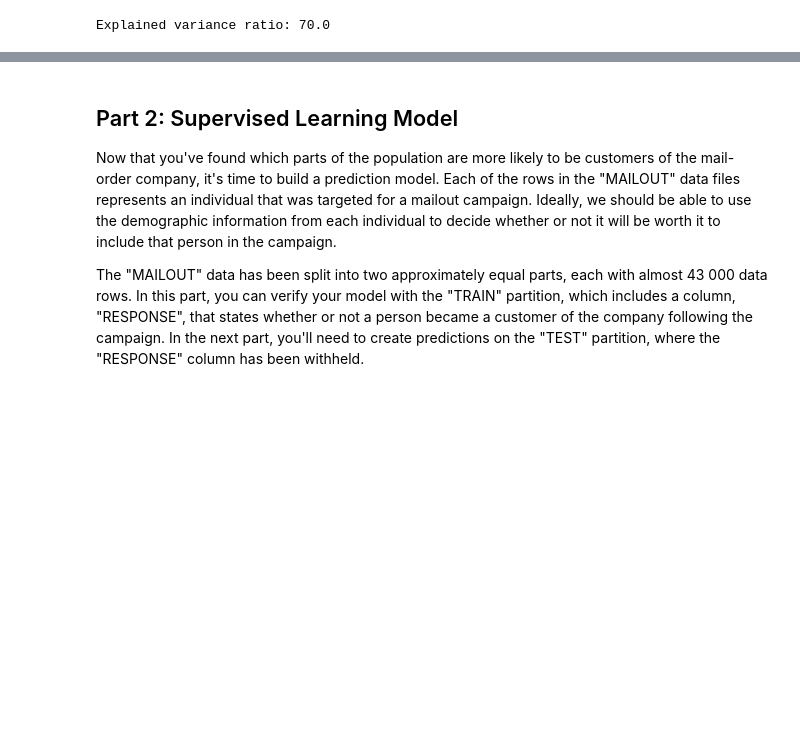
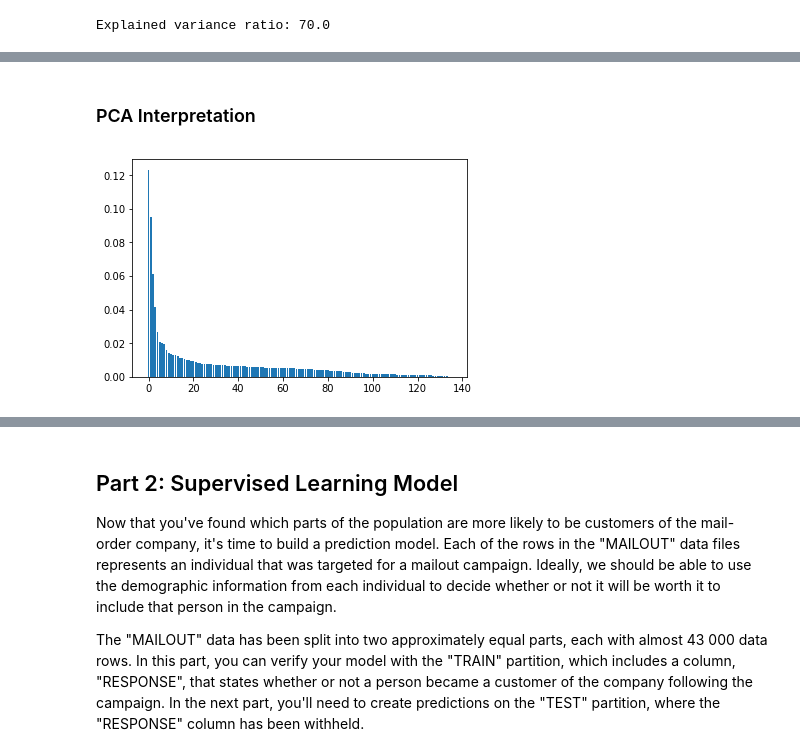
Before and after one commit to poojapatel26/Arvato-Bertelsmann-Customer-Segmentation-Project, a Jupyter notebook: Arvato Project Customer Segmentation Report-Copy1.ipynb, the cells around one changed output, grey strips where cells are left out. Cells and saved outputs as stored; diff of their text form; code cells hidden in the pictures; blank space fills up the shorter version.

```diff
--- a/Arvato Project Customer Segmentation Report-Copy1.ipynb
+++ b/Arvato Project Customer Segmentation Report-Copy1.ipynb
@@ -323,6 +266,0 @@ Reencode OST_WEST_KZ attribute
-# %%
-#change object type of CAMEO_DEUG_2015 to numeric type
-
-#droping the rows that contains string X
-cleaned_azdias=cleaned_azdias[~cleaned_azdias['CAMEO_DEUG_2015'].isin(['X'])]
-cleaned_azdias["CAMEO_DEUG_2015"] = pd.to_numeric(cleaned_azdias["CAMEO_DEUG_2015"])
@@ -581,0 +413,2 @@ Azdias shape (751042, 40).
+# %% [markdown]
+### PCA Interpretation
@@ -581,0 +429,9 @@ Azdias shape (751042, 40).
+# %%
+# Investigate the variance accounted for by each principal component.
+num_components=len(pca.explained_variance_ratio_)
+ind = np.arange(num_components)
+vals = pca.explained_variance_ratio_
+plt.bar(ind, vals)
+plt.show()
+# %% [output]
+[figure, added]
```
Also changed, not shown: parts of 54 cells of this notebook.
